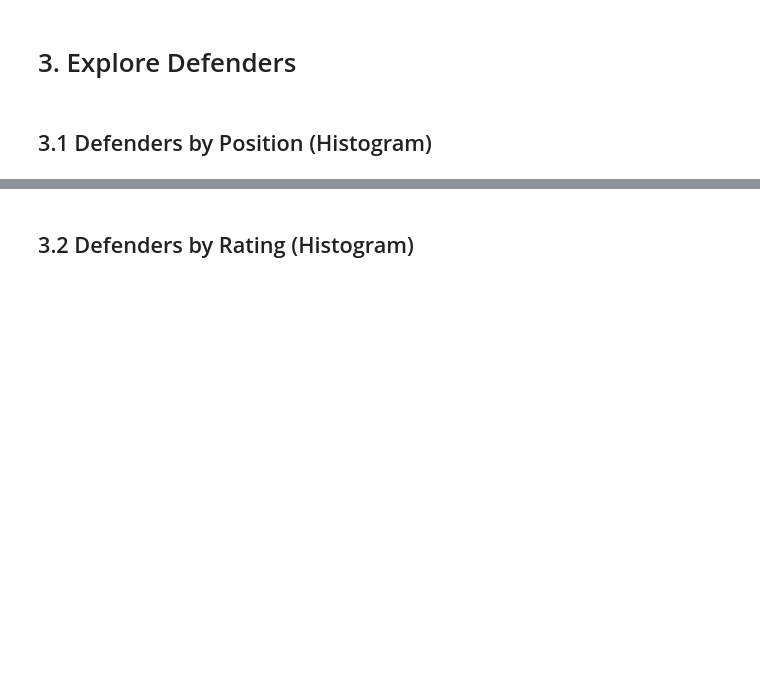
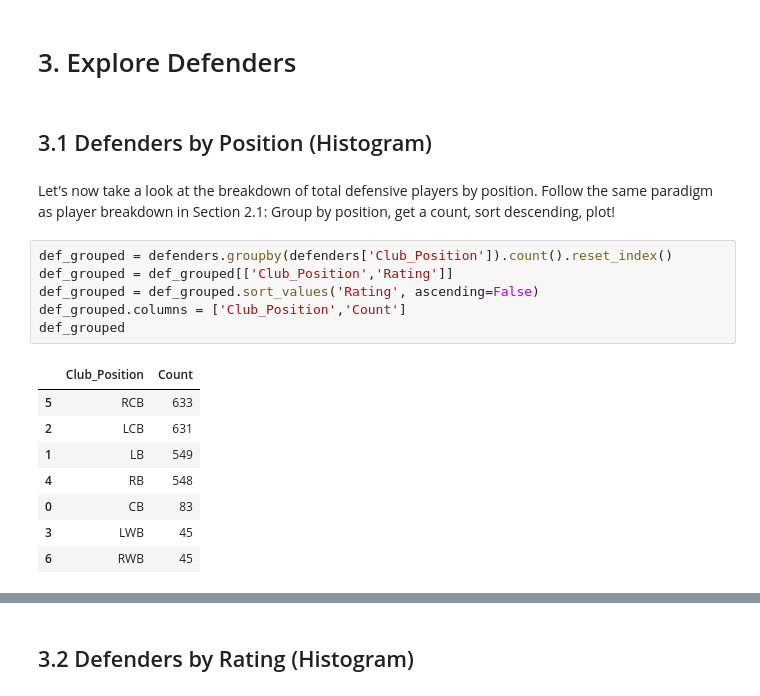
Before and after one commit to JamesHuang22/fifa, a Jupyter notebook: fifa_nb.ipynb, the cells around one changed output, grey strips where cells are left out. Saved outputs shown, nothing was run; the diff lists cells and outputs as text; blank space fills up the shorter version.

Commit message:
Finished section 3

```diff
--- a/fifa_nb.ipynb
+++ b/fifa_nb.ipynb
@@ -284,3 +275,20 @@ There are 3 main categories of positions in football: defensive, midfield, and o
 # 3. Explore Defenders
 # %% [markdown]
 ## 3.1 Defenders by Position (Histogram)
+# %% [markdown]
+Let's now take a look at the breakdown of total defensive players by position. Follow the same paradigm as player breakdown in Section 2.1: Group by position, get a count, sort descending, plot!
+# %%
+def_grouped = defenders.groupby(defenders['Club_Position']).count().reset_index()
+def_grouped = def_grouped[['Club_Position','Rating']]
+def_grouped = def_grouped.sort_values('Rating', ascending=False)
+def_grouped.columns = ['Club_Position','Count']
+def_grouped
+# %% [output]
+|  | Club_Position | Count |
+| 5 | RCB | 633 |
+| 2 | LCB | 631 |
+| 1 | LB | 549 |
+| 4 | RB | 548 |
+| 0 | CB | 83 |
+| 3 | LWB | 45 |
+| 6 | RWB | 45 |
```
Also changed, not shown: parts of 10 cells of this notebook.
